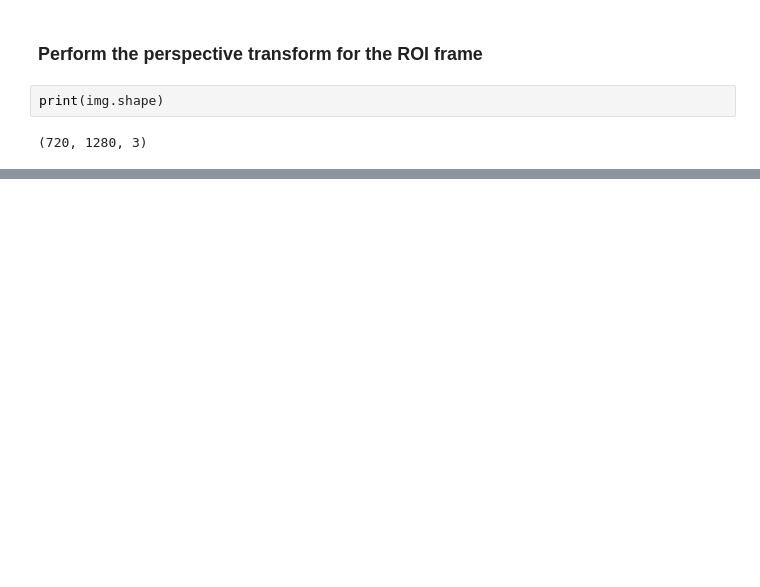
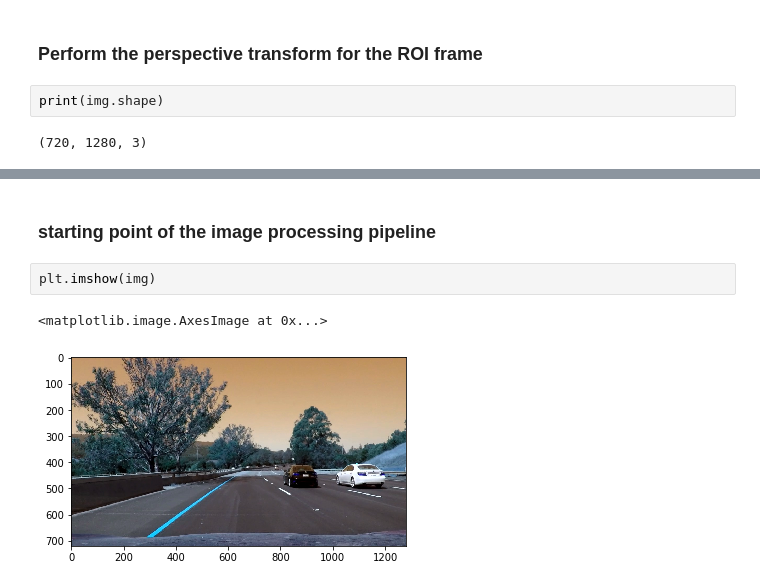
Before and after one commit to SitaramRyali/Self_Driving_Car-NanoDegree, a Jupyter notebook: Project-LaneLines_Finder/CarND-Advanced-Lane-Lines-Project/Project_Code/Advanced_Lane_Detector.ipynb, the cells around one changed output, grey strips where cells are left out. Cells and saved outputs as stored; diff of their text form; blank space fills up the shorter version.

```diff
--- a/Project-LaneLines_Finder/CarND-Advanced-Lane-Lines-Project/Project_Code/Advanced_Lane_Detector.ipynb
+++ b/Project-LaneLines_Finder/CarND-Advanced-Lane-Lines-Project/Project_Code/Advanced_Lane_Detector.ipynb
@@ -271,0 +318,7 @@ dest_w = np.float32([[1250,500],
+# %% [markdown]
+### starting point of the image processing pipeline
+# %%
+plt.imshow(img)
+# %% [output]
+<matplotlib.image.AxesImage at 0x...>
+[figure, added]
```
Also changed, not shown: parts of 29 cells of this notebook.
